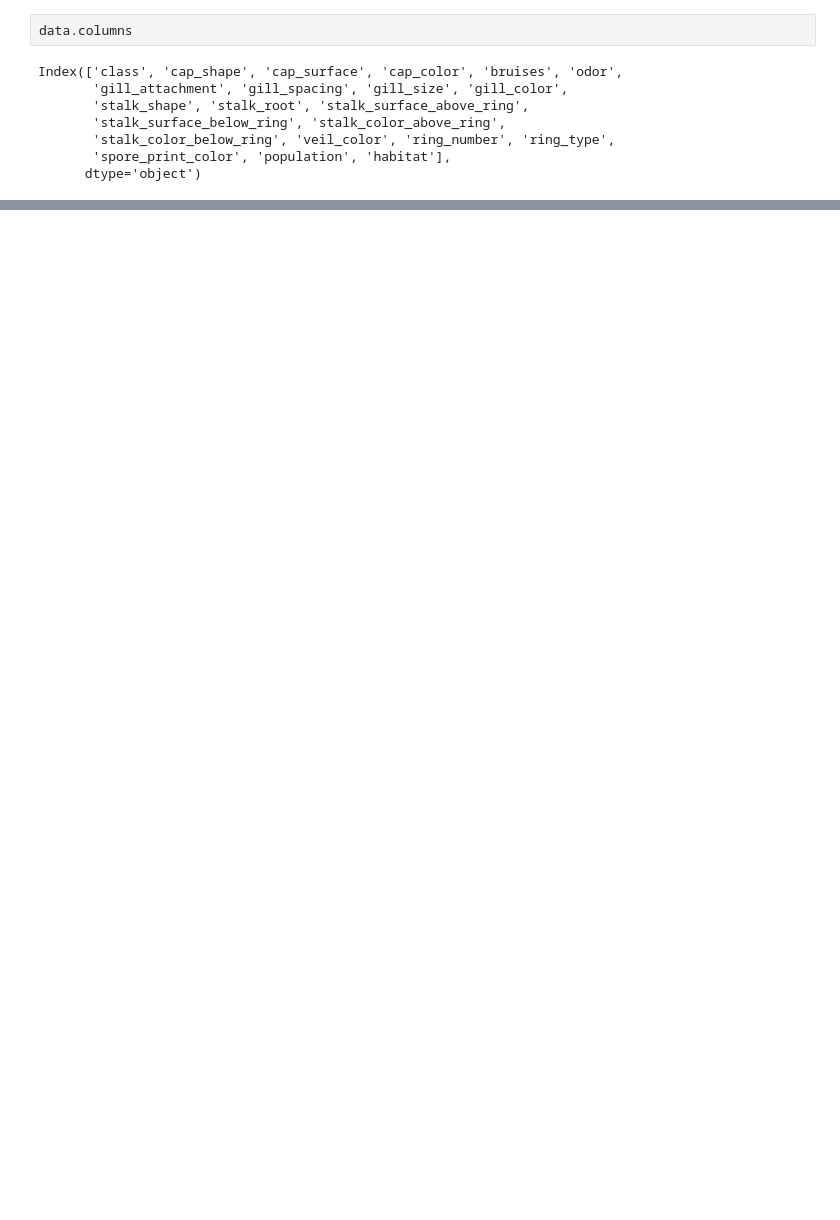
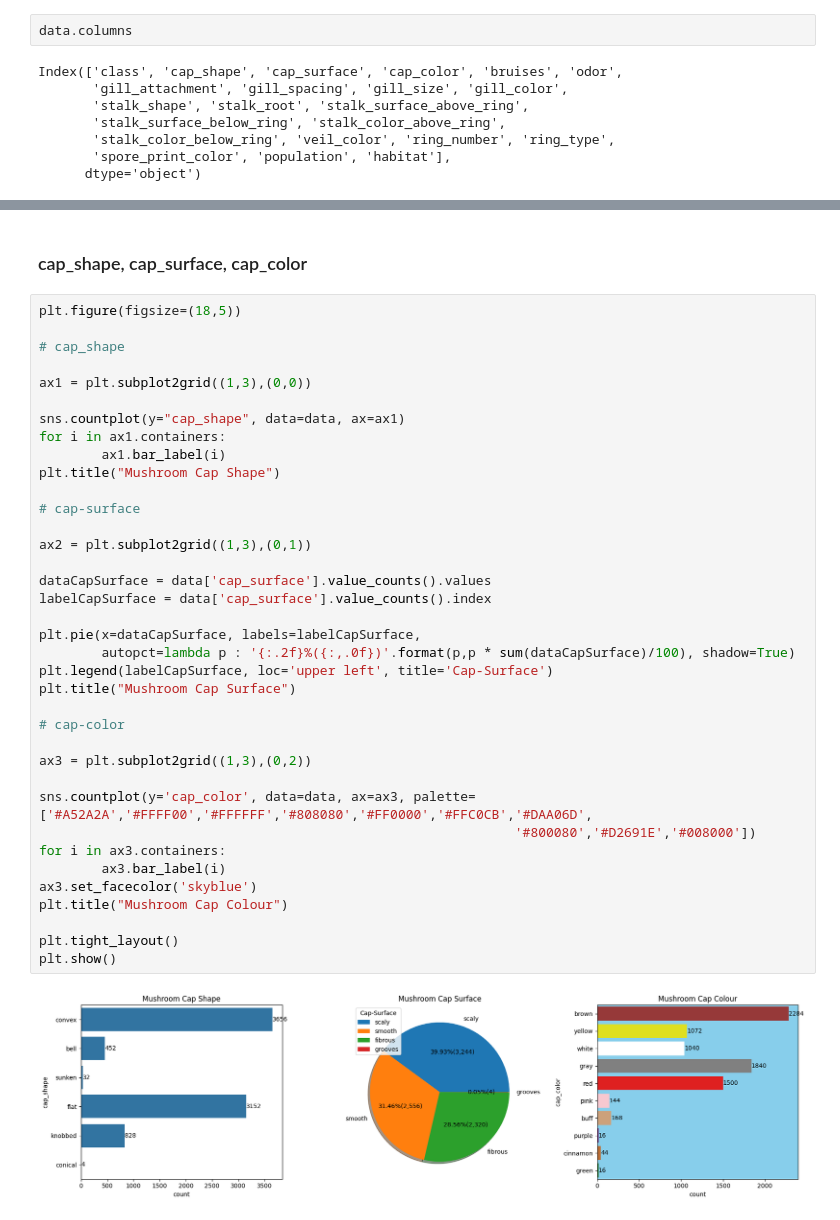
Before and after one commit to binay94/Mushroom_Classifier, a Jupyter notebook: Notebook/EDA.ipynb, the cells around one changed output, grey strips where cells are left out. Cells and saved outputs as stored; diff of their text form; blank space fills up the shorter version.

```diff
--- a/Notebook/EDA.ipynb
+++ b/Notebook/EDA.ipynb
@@ -233,0 +302,41 @@ Index(['class', 'cap_shape', 'cap_surface', 'cap_color', 'bruises', 'odor',
+# %% [markdown]
+### cap_shape, cap_surface, cap_color
+# %%
+plt.figure(figsize=(18,5))
+
+# cap_shape
+
+ax1 = plt.subplot2grid((1,3),(0,0))
+
+sns.countplot(y="cap_shape", data=data, ax=ax1)
+for i in ax1.containers:
+        ax1.bar_label(i)
+plt.title("Mushroom Cap Shape")
+
+# cap-surface
+
+ax2 = plt.subplot2grid((1,3),(0,1))
+
+dataCapSurface = data['cap_surface'].value_counts().values
+labelCapSurface = data['cap_surface'].value_counts().index
+
+plt.pie(x=dataCapSurface, labels=labelCapSurface,
+        autopct=lambda p : '{:.2f}%({:,.0f})'.format(p,p * sum(dataCapSurface)/100), shadow=True)
+plt.legend(labelCapSurface, loc='upper left', title='Cap-Surface')
+plt.title("Mushroom Cap Surface")
+
+# cap-color
+
+ax3 = plt.subplot2grid((1,3),(0,2))
+
+sns.countplot(y='cap_color', data=data, ax=ax3, palette=['#A52A2A','#FFFF00','#FFFFFF','#808080','#FF0000','#FFC0CB','#DAA06D',
+                                                             '#800080','#D2691E','#008000'])
+for i in ax3.containers:
+        ax3.bar_label(i)
+ax3.set_facecolor('skyblue')
+plt.title("Mushroom Cap Colour")
+
+plt.tight_layout()
+plt.show()
+# %% [output]
+[figure, added]
```
Also changed, not shown: parts of 78 cells of this notebook, 6 other files.
